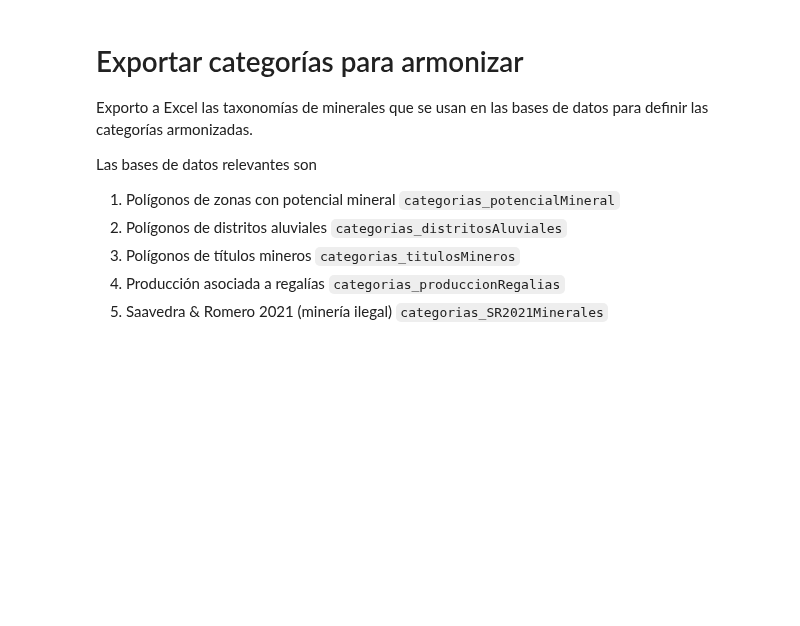
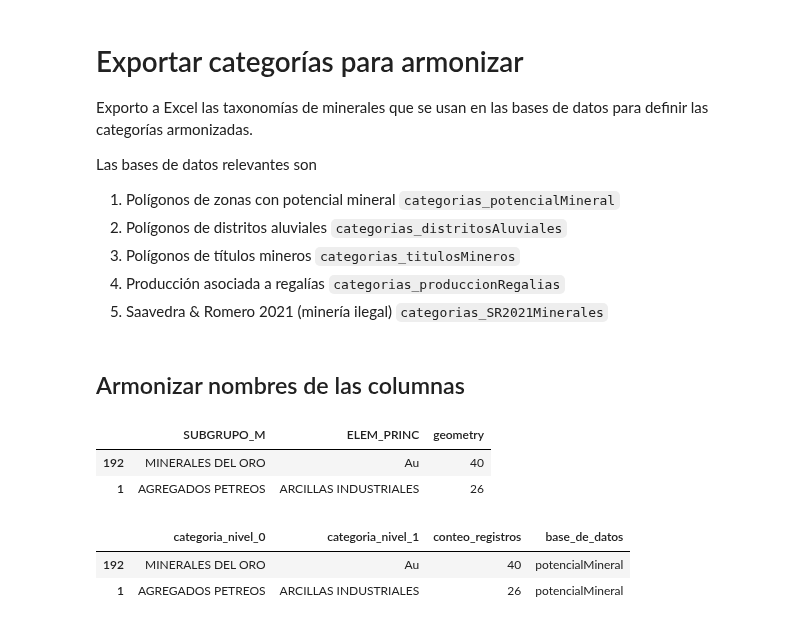
Before and after one commit to JC-AlfonsoR/PEG-mining-agriculture, a Jupyter notebook: engines/e2011_armonizar_taxonomias_minerales.ipynb, the cells around one changed output. Drawn from its saved outputs; the diff is of its cells as text; code cells hidden in the pictures; blank space fills up the shorter version.

````diff
--- a/engines/e2011_armonizar_taxonomias_minerales.ipynb
+++ b/engines/e2011_armonizar_taxonomias_minerales.ipynb
@@ -342,3 +345,24 @@ Las bases de datos relevantes son
 3. Polígonos de títulos mineros ```categorias_titulosMineros```
 4. Producción asociada a regalías ```categorias_produccionRegalias```
 5. Saavedra & Romero 2021 (minería ilegal) ```categorias_SR2021Minerales```
+# %% [markdown]
+## Armonizar nombres de las columnas
+# %%
+display(categorias_potencialMineral.head(2))
+
+categorias_potencialMineral = categorias_potencialMineral.rename(
+    columns={'SUBGRUPO_M':'categoria_nivel_0',
+            'ELEM_PRINC': 'categoria_nivel_1',
+            'geometry':'conteo_registros'
+            })
+
+categorias_potencialMineral['base_de_datos'] = 'potencialMineral'
+
+display(categorias_potencialMineral.head(2))
+# %% [output]
+|  | SUBGRUPO_M | ELEM_PRINC | geometry |
+| 192 | MINERALES DEL ORO | Au | 40 |
+| 1 | AGREGADOS PETREOS | ARCILLAS INDUSTRIALES | 26 |
+|  | categoria_nivel_0 | categoria_nivel_1 | conteo_registros | base_de_datos |
+| 192 | MINERALES DEL ORO | Au | 40 | potencialMineral |
+| 1 | AGREGADOS PETREOS | ARCILLAS INDUSTRIALES | 26 | potencialMineral |
````
Also changed, not shown: parts of 8 cells of this notebook, 2 other files.
